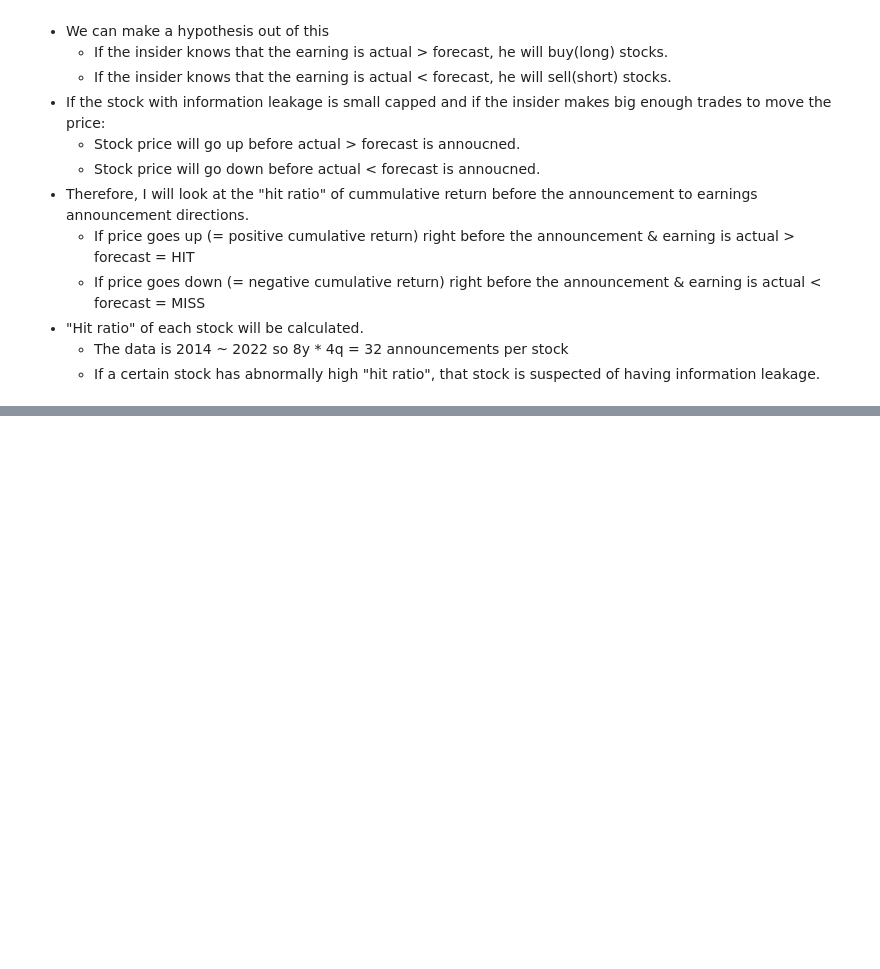
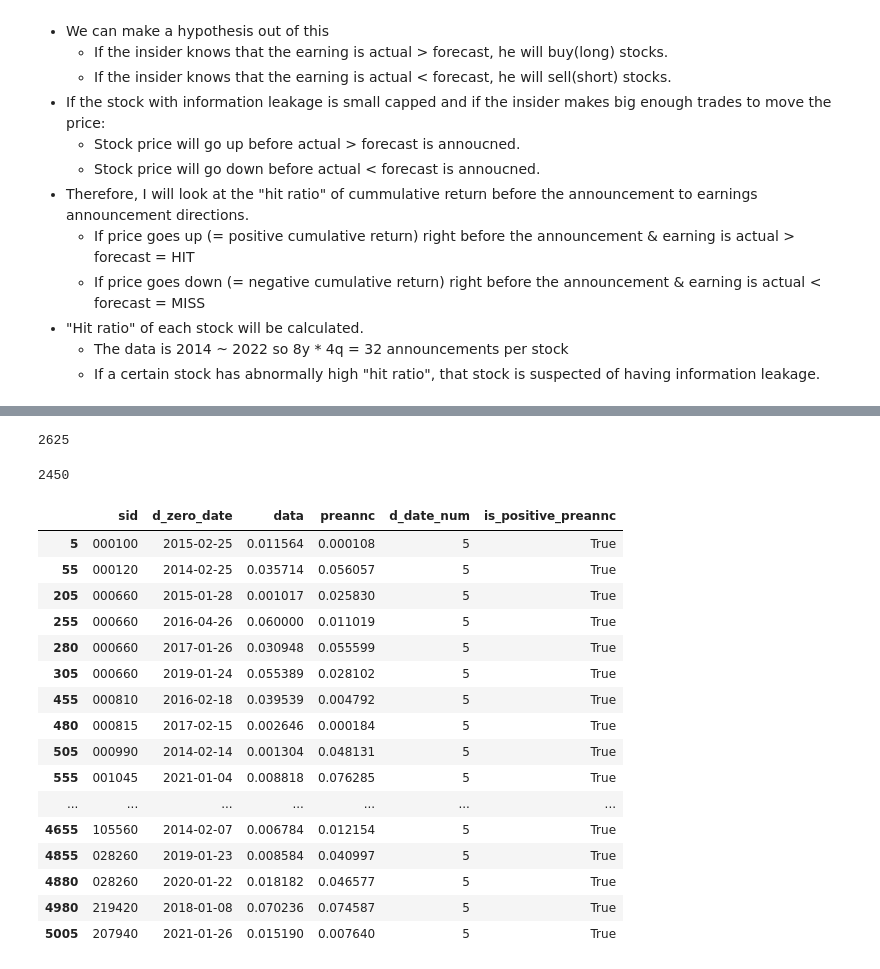
Before and after one commit to jaepil-choi/korquanttools, a Jupyter notebook: notebooks/eventstudy_PEAD.ipynb, the cells around one changed output, grey strips where cells are left out. Drawn from its saved outputs; the diff is of its cells as text; code cells hidden in the pictures; blank space fills up the shorter version.

```diff
--- a/notebooks/eventstudy_PEAD.ipynb
+++ b/notebooks/eventstudy_PEAD.ipynb
@@ -241,0 +301,42 @@ The intuition is as follow:
+# %%
+return_exploded_df = pd.DataFrame(return_data).explode('data')
+return_exploded_df.reset_index(inplace=True, drop=True)
+return_exploded_df['data'] = return_exploded_df['data'].astype(float) # TODO: Somewhere before data has become object!!
+# %%
+return_exploded_df['d_date_num'] = return_exploded_df.groupby(['sid', 'd_zero_date']).cumcount()
+# %%
+return_exploded_df['is_positive_preannc'] = (return_exploded_df['preannc'] >= 0)
+# %%
+return_exploded_df.dropna(inplace=True)
+# %%
+len(return_exploded_df[return_exploded_df['is_positive_preannc'] == True])
+# %% [output]
+2625
+# %%
+len(return_exploded_df[return_exploded_df['is_positive_preannc'] != True])
+# %% [output]
+2450
+# %%
+return_exploded_df[
+    (return_exploded_df['d_date_num'] == 5) &
+    (return_exploded_df['data'] > 0) &
+    (return_exploded_df['is_positive_preannc'] == True)
+]
+# %% [output]
+|  | sid | d_zero_date | data | preannc | d_date_num | is_positive_preannc |
+| 5 | 000100 | 2015-02-25 | 0.011564 | 0.000108 | 5 | True |
+| 55 | 000120 | 2014-02-25 | 0.035714 | 0.056057 | 5 | True |
+| 205 | 000660 | 2015-01-28 | 0.001017 | 0.025830 | 5 | True |
+| 255 | 000660 | 2016-04-26 | 0.060000 | 0.011019 | 5 | True |
+| 280 | 000660 | 2017-01-26 | 0.030948 | 0.055599 | 5 | True |
+| 305 | 000660 | 2019-01-24 | 0.055389 | 0.028102 | 5 | True |
+| 455 | 000810 | 2016-02-18 | 0.039539 | 0.004792 | 5 | True |
+| 480 | 000815 | 2017-02-15 | 0.002646 | 0.000184 | 5 | True |
+| 505 | 000990 | 2014-02-14 | 0.001304 | 0.048131 | 5 | True |
+| 555 | 001045 | 2021-01-04 | 0.008818 | 0.076285 | 5 | True |
+| ... | ... | ... | ... | ... | ... | ... |
+| 4655 | 105560 | 2014-02-07 | 0.006784 | 0.012154 | 5 | True |
+| 4855 | 028260 | 2019-01-23 | 0.008584 | 0.040997 | 5 | True |
+| 4880 | 028260 | 2020-01-22 | 0.018182 | 0.046577 | 5 | True |
+| 4980 | 219420 | 2018-01-08 | 0.070236 | 0.074587 | 5 | True |
+| 5005 | 207940 | 2021-01-26 | 0.015190 | 0.007640 | 5 | True |
```
Also changed, not shown: parts of 13 cells of this notebook.
